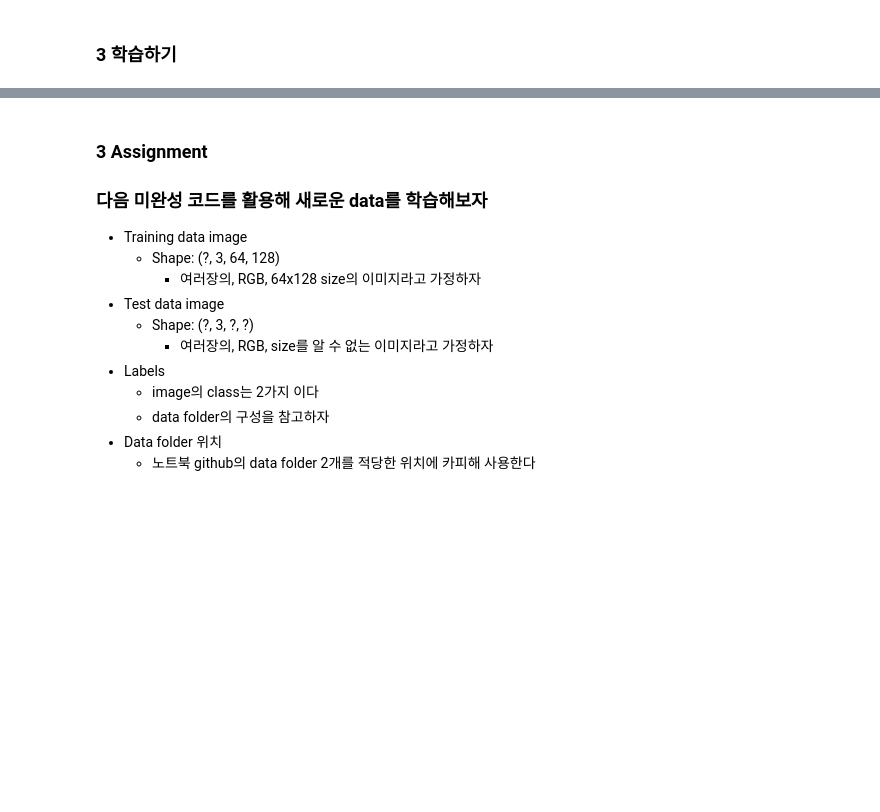
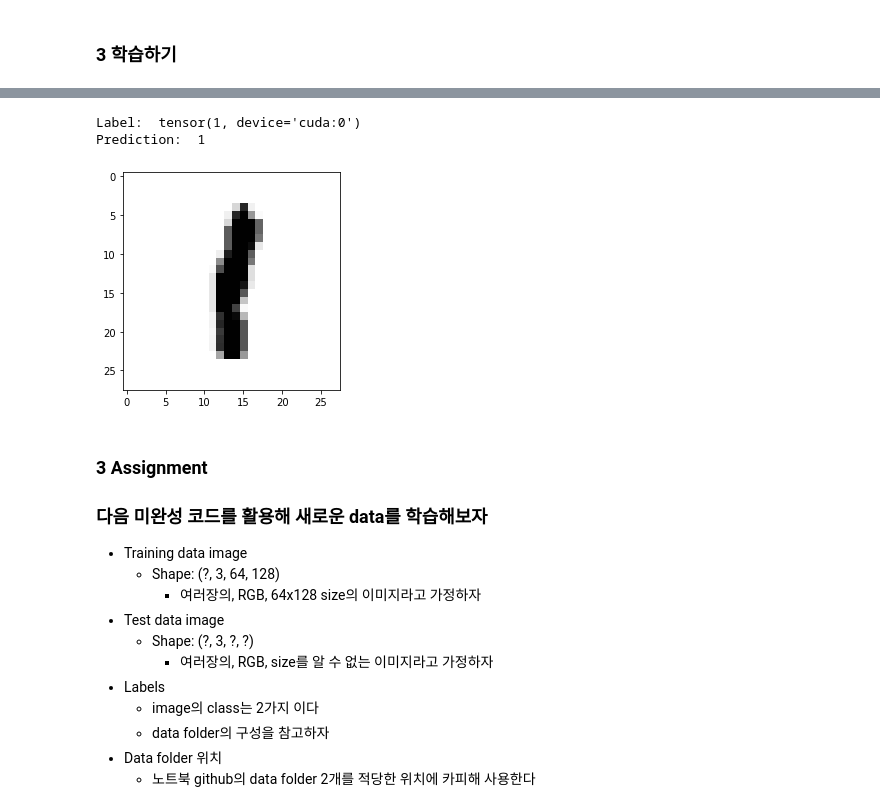
Before and after one commit to chorok-daddy/courses, a Jupyter notebook: AI_Appl/L17_Image_classification_MNIST.ipynb, the cells around one changed output, grey strips where cells are left out. Drawn from its saved outputs; the diff is of its cells as text; code cells hidden in the pictures; blank space fills up the shorter version.

```diff
--- a/AI_Appl/L17_Image_classification_MNIST.ipynb
+++ b/AI_Appl/L17_Image_classification_MNIST.ipynb
@@ -175,3 +178,20 @@ Accuracy: 0.9876999855041504
+# %%
+# Random sample test
+with torch.no_grad():
+  r = random.randint(0, len(mnist_test) - 1)
+  img_sample = mnist_test.data[r].view(1, 1, 28, 28).float().to(device)
+  label_sample = mnist_test.targets[r].to(device)
+
+  print('Label: ', label_sample)
+  sample_prediction = model(img_sample)
+  print('Prediction: ', torch.argmax(sample_prediction, axis=1).item())
+
+  plt.imshow(mnist_test.data[r].view(28, 28), cmap='Greys', interpolation='nearest')
+  plt.show()
+# %% [output]
+Label:  tensor(1, device='cuda:0')
+Prediction:  1
+[figure, added]
 # %% [markdown]
 ### 3 Assignment
 ### 다음 미완성 코드를 활용해 새로운 data를 학습해보자
```
Also changed, not shown: parts of 3 cells of this notebook.
